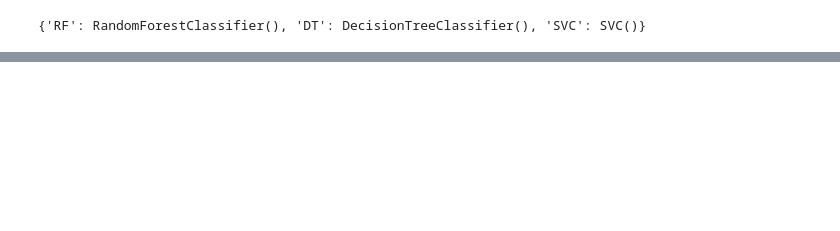
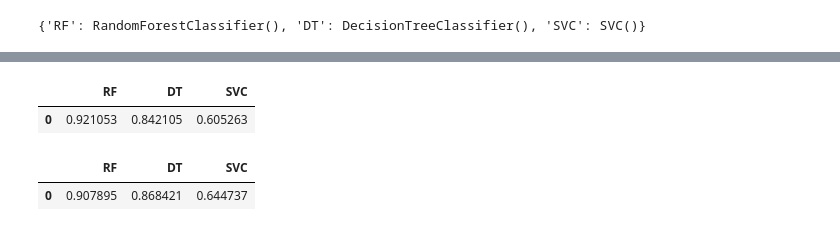
Before and after one commit to sunil3092/DBSEdu, a Jupyter notebook: Machine Learning and Pattern Recognisation/CA/CA_2 - 60per/Question 1/question1_alt.ipynb, the cells around one changed output, grey strips where cells are left out. Drawn from its saved outputs; the diff is of its cells as text; code cells hidden in the pictures; blank space fills up the shorter version.

Commit message:
Working on stacking classifier

```diff
--- a/Machine Learning and Pattern Recognisation/CA/CA_2 - 60per/Question 1/question1_alt.ipynb
+++ b/Machine Learning and Pattern Recognisation/CA/CA_2 - 60per/Question 1/question1_alt.ipynb
@@ -159,0 +145,23 @@ ConfusionMatrixDisplay.from_predictions(y_true = clf_y_test_r2["SVC"], y_pred= c
+# %%
+clf_acc_r3 = {}
+clf_store_r3 = {}
+clf_y_test_r3 = {}
+clf_y_preds_r3 = {}
+for key in clfs:
+        for i in range(100):
+                clf = clfs[key]
+                X_train, X_test, y_train, y_test = train_test_split(X, y, train_size = 0.5)
+                dt = BaggingClassifier(base_estimator = clf, n_estimators = i, max_samples = 0.8, max_features= 0.8)
+                y_preds = clf.predict(X_test)
+                actual = y_test
+                predicted = y_preds
+                accuracy = accuracy_score(actual, predicted)
+        clf_acc_r3[key] = accuracy
+        clf_store_r3[key] = dt
+        clf_y_test_r3[key] = y_test
+        clf_y_preds_r3[key] = y_preds
+# %%
+pd.DataFrame([clf_acc_r3])
+# %% [output]
+|  | RF | DT | SVC |
+| 0 | 0.921053 | 0.842105 | 0.605263 |
@@ -159,0 +186,5 @@ ConfusionMatrixDisplay.from_predictions(y_true = clf_y_test_r2["SVC"], y_pred= c
+# %%
+pd.DataFrame([clf_acc_r4])
+# %% [output]
+|  | RF | DT | SVC |
+| 0 | 0.907895 | 0.868421 | 0.644737 |
```
Also changed, not shown: parts of 11 cells of this notebook.
